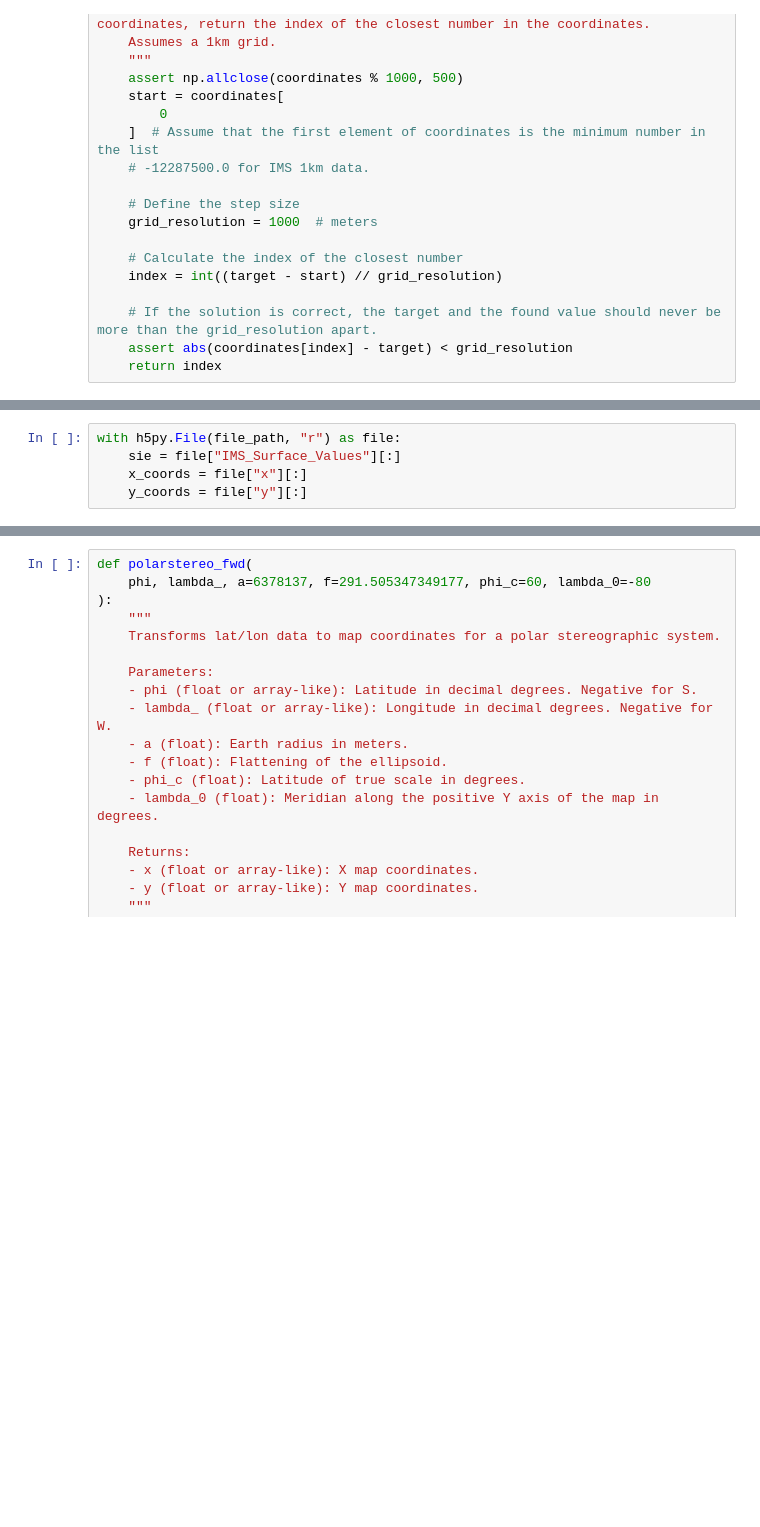
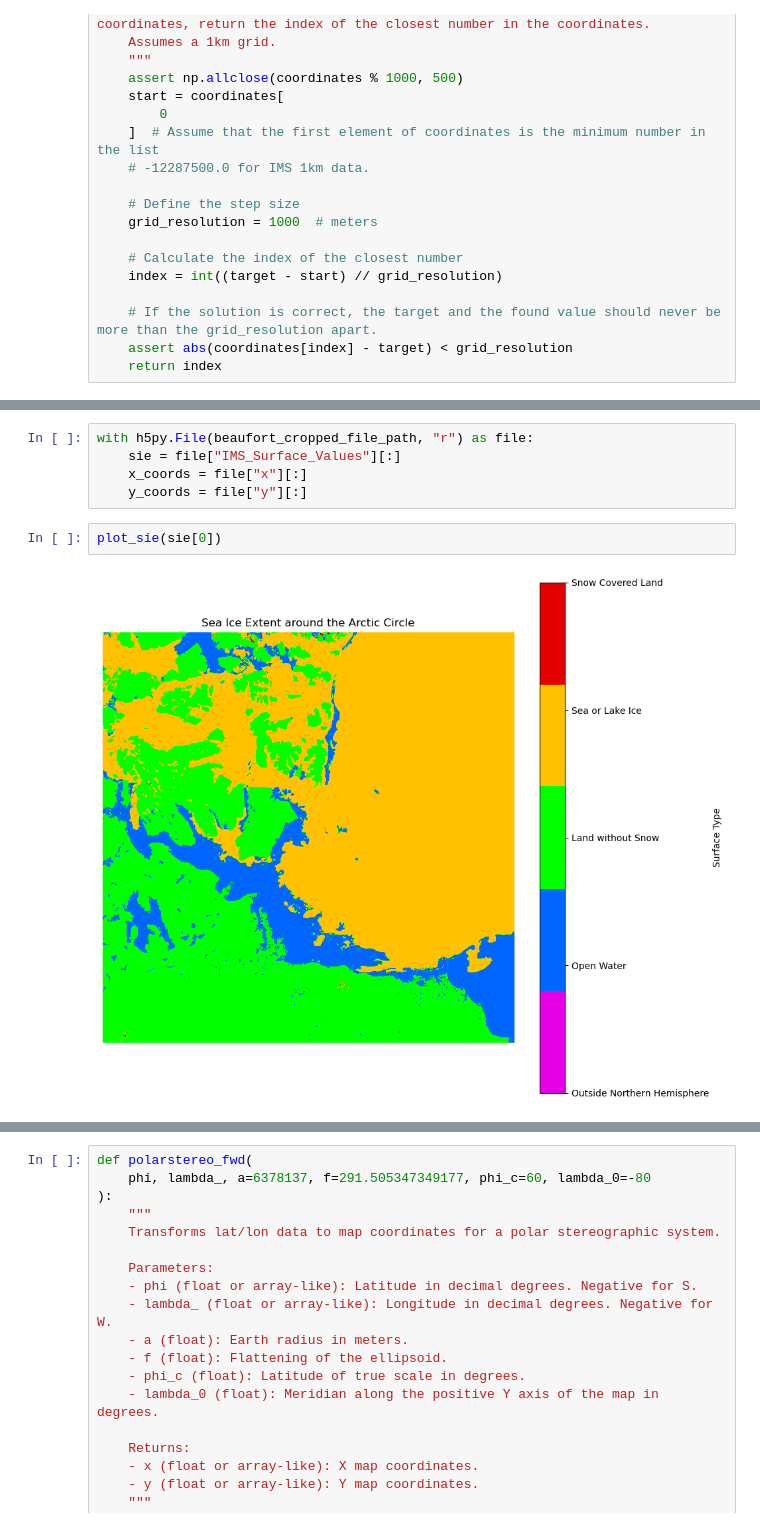
Before and after one commit to NOAA-HES-Capstone/icedyno, a Jupyter notebook: workspaces/julieanna/ims_latlong.ipynb, the cells around one changed output, grey strips where cells are left out. Cells and saved outputs as stored; diff of their text form; blank space fills up the shorter version.

```diff
--- a/workspaces/julieanna/ims_latlong.ipynb
+++ b/workspaces/julieanna/ims_latlong.ipynb
@@ -112,7 +138,11 @@ file_path = "../../data/ims_1km/2015/ims2015164_1km_v1.3.nc"
 # %%
-with h5py.File(file_path, "r") as file:
+with h5py.File(beaufort_cropped_file_path, "r") as file:
     sie = file["IMS_Surface_Values"][:]
     x_coords = file["x"][:]
     y_coords = file["y"][:]
+# %%
+plot_sie(sie[0])
+# %% [output]
+[figure, added]
 # %% [markdown]
 ## Prototyping the netcdf grid correction
```
Also changed, not shown: parts of 23 cells of this notebook.
